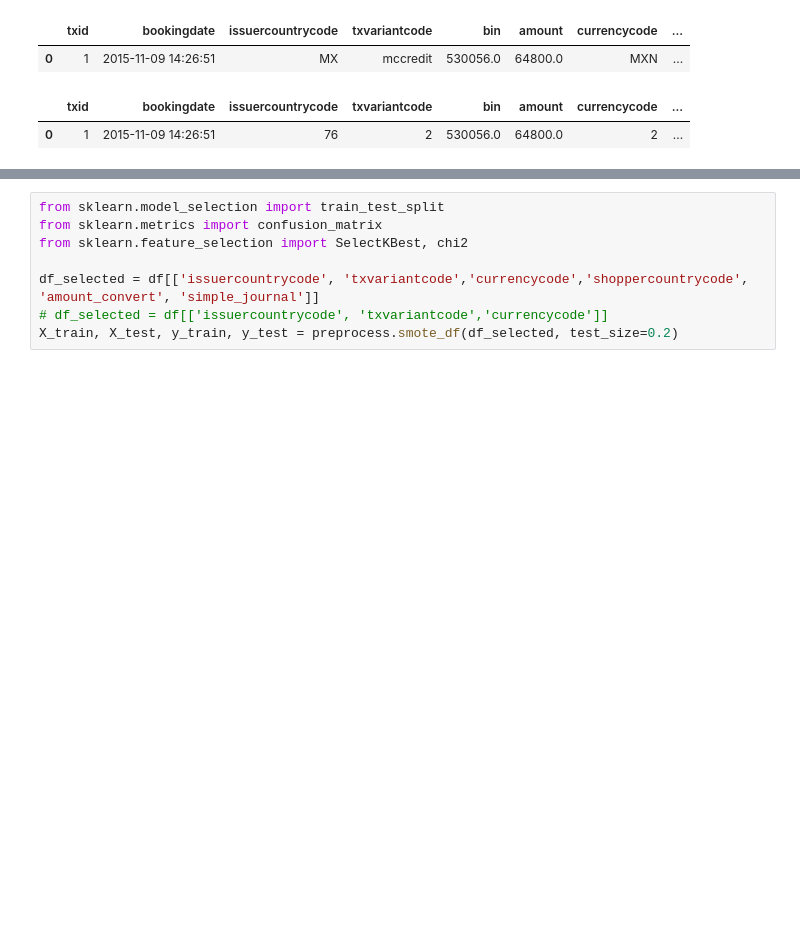
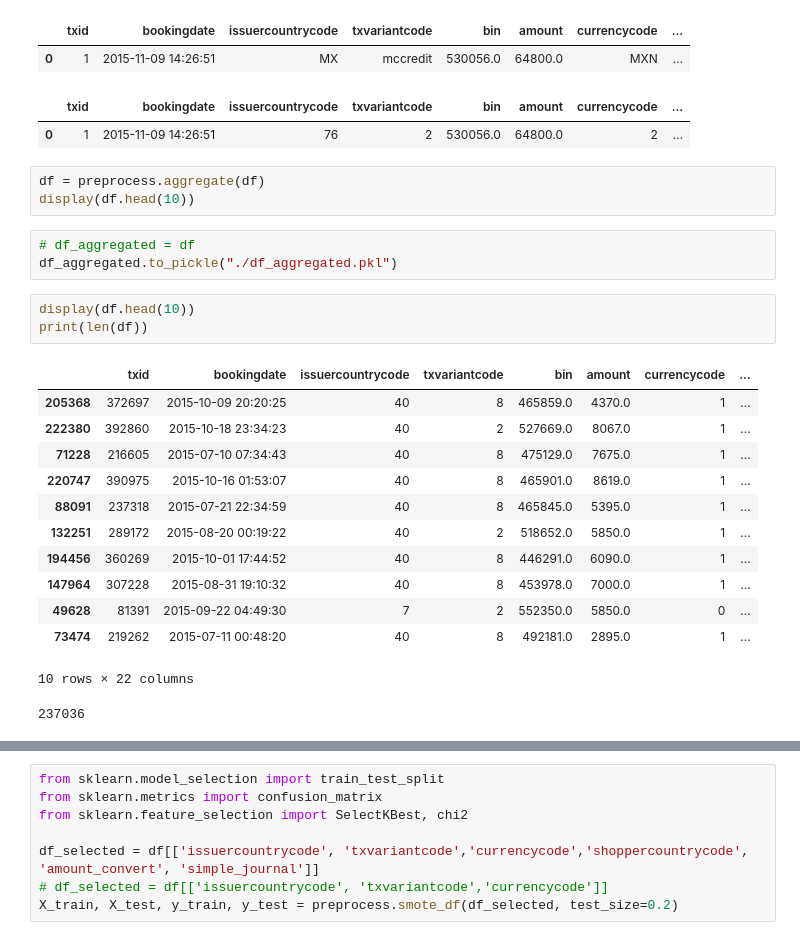
Before and after one commit to kwendel/cyber-data-analytics, a Jupyter notebook: creditcard-fraud/notebooks/SMOTE analysis.ipynb, the cells around one changed output, grey strips where cells are left out. Drawn from its saved outputs; the diff is of its cells as text; blank space fills up the shorter version.

```diff
--- a/creditcard-fraud/notebooks/SMOTE analysis.ipynb
+++ b/creditcard-fraud/notebooks/SMOTE analysis.ipynb
@@ -20,4 +20,27 @@ display(df.head(1))
 | 0 | 1 | 2015-11-09 14:26:51 | MX | mccredit | 530056.0 | 64800.0 | MXN | ... |
 |  | txid | bookingdate | issuercountrycode | txvariantcode | bin | amount | currencycode | ... |
 | 0 | 1 | 2015-11-09 14:26:51 | 76 | 2 | 530056.0 | 64800.0 | 2 | ... |
+# %%
+df = preprocess.aggregate(df)
+display(df.head(10))
+# %%
+# df_aggregated = df
+df_aggregated.to_pickle("./df_aggregated.pkl")
+# %%
+display(df.head(10))
+print(len(df))
+# %% [output]
+|  | txid | bookingdate | issuercountrycode | txvariantcode | bin | amount | currencycode | ... |
+| 205368 | 372697 | 2015-10-09 20:20:25 | 40 | 8 | 465859.0 | 4370.0 | 1 | ... |
+| 222380 | 392860 | 2015-10-18 23:34:23 | 40 | 2 | 527669.0 | 8067.0 | 1 | ... |
+| 71228 | 216605 | 2015-07-10 07:34:43 | 40 | 8 | 475129.0 | 7675.0 | 1 | ... |
+| 220747 | 390975 | 2015-10-16 01:53:07 | 40 | 8 | 465901.0 | 8619.0 | 1 | ... |
+| 88091 | 237318 | 2015-07-21 22:34:59 | 40 | 8 | 465845.0 | 5395.0 | 1 | ... |
+| 132251 | 289172 | 2015-08-20 00:19:22 | 40 | 2 | 518652.0 | 5850.0 | 1 | ... |
+| 194456 | 360269 | 2015-10-01 17:44:52 | 40 | 8 | 446291.0 | 6090.0 | 1 | ... |
+| 147964 | 307228 | 2015-08-31 19:10:32 | 40 | 8 | 453978.0 | 7000.0 | 1 | ... |
+| 49628 | 81391 | 2015-09-22 04:49:30 | 7 | 2 | 552350.0 | 5850.0 | 0 | ... |
+| 73474 | 219262 | 2015-07-11 00:48:20 | 40 | 8 | 492181.0 | 2895.0 | 1 | ... |
+10 rows × 22 columns
+237036
 # %%
```
Also changed, not shown: parts of 8 cells of this notebook, 2 other files.
